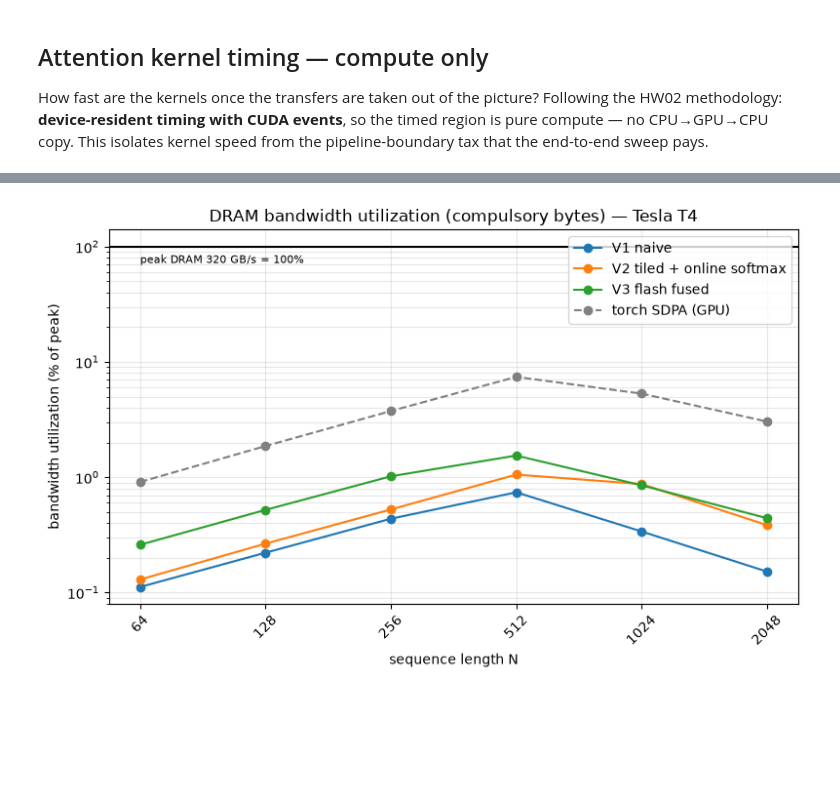
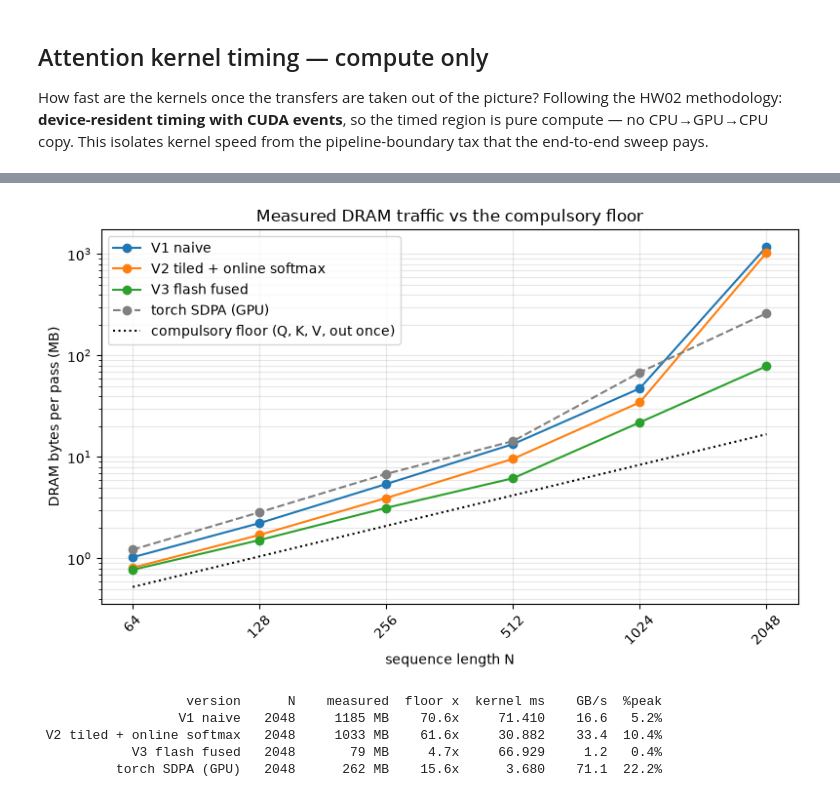
Before and after one commit to LtnLinh/Transformer-Attention-Mechanism, a Jupyter notebook: demo.ipynb, the cells around one changed output, grey strips where cells are left out. Saved outputs shown, nothing was run; the diff lists cells and outputs as text; code cells hidden in the pictures; blank space fills up the shorter version.

```diff
--- a/demo.ipynb
+++ b/demo.ipynb
@@ -460,26 +426,59 @@ needs Nsight Compute counters; see the note in `bench.attention_bytes`.)
 # %%
-# Chart 4 -- DRAM bandwidth utilization: compulsory bytes / time, % of peak
+# Chart 3 -- measured DRAM traffic per attention pass (ncu dram__bytes.sum)
+# vs the compulsory floor; derived bandwidth/utilization in the table below.
 if cuda.is_available():
-    fig, ax = plt.subplots(figsize=(8, 5))
-    for name, rows in pts.items():
-        util = [100.0 * r["gbs"] / specs["bw_gbs"] for r in rows]
-        ax.plot([r["n"] for r in rows], util, marker="o",
-                color=COLORS[name], linestyle="--" if "SDPA" in name else "-",
-                label=name)
-    ax.axhline(100.0, color="k", lw=1.5)
-    ax.text(SEQ_LENS[0], 72,
-            f"peak DRAM {specs['bw_gbs']:.0f} GB/s = 100%", fontsize=8)
-    ax.set_xscale("log", base=2)
-    ax.set_yscale("log")
-    ax.set_xticks(SEQ_LENS, SEQ_LENS, rotation=45)
-    ax.set_xlabel("sequence length N")
-    ax.set_ylabel("bandwidth utilization (% of peak)")
-    ax.set_title(f"DRAM bandwidth utilization (compulsory bytes) — {specs['name']}")
-    ax.grid(True, which="both", alpha=0.3)
-    ax.legend()
-    plt.tight_layout()
-    plt.show()
+    import json, os, subprocess, sys
+    from pathlib import Path
+
+    prof_path = Path("dram_profile.json")
+    if not prof_path.exists():  # counters are root-gated: one-off sudo step
+        cmd = ([] if os.geteuid() == 0 else ["sudo", "-n"]) + \
+              [sys.executable, "src/dram_profile.py", "collect"]
+        try:
+            subprocess.run(cmd, check=True)
+        except (subprocess.CalledProcessError, FileNotFoundError, PermissionError):
+            print("no dram_profile.json and no counter access here -- run:")
+            print("  sudo .venv/bin/python src/dram_profile.py collect")
+
+    if prof_path.exists():
+        prof = json.loads(prof_path.read_text())
+        pnames = {"v1": "V1 naive", "v2": "V2 tiled + online softmax",
+                  "v3": "V3 flash fused", "sdpa": "torch SDPA (GPU)"}
+        fig, ax = plt.subplots(figsize=(8, 5))
+        for key, rows in prof.items():
+            name = pnames[key]
+            ax.plot([r["n"] for r in rows], [r["dram_bytes"] / 1e6 for r in rows],
+                    marker="o", color=COLORS[name],
+                    linestyle="--" if "SDPA" in name else "-", label=name)
+        ax.plot(SEQ_LENS, [bench.attention_bytes(cpu_model, n) / 1e6 for n in SEQ_LENS],
+                "k:", label="compulsory floor (Q, K, V, out once)")
+        ax.set_xscale("log", base=2)
+        ax.set_yscale("log")
+        ax.set_xticks(SEQ_LENS, SEQ_LENS, rotation=45)
+        ax.set_xlabel("sequence length N")
+        ax.set_ylabel("DRAM bytes per pass (MB)")
+        ax.set_title("Measured DRAM traffic vs the compulsory floor")
+        ax.grid(True, which="both", alpha=0.3)
+        ax.legend()
+        plt.tight_layout()
+        plt.show()
+
+        bw = bench.gpu_specs()["bw_gbs"]
+        print(f"{'version':>26} {'N':>6} {'measured':>11} {'floor x':>8} "
+              f"{'kernel ms':>10} {'GB/s':>7} {'%peak':>6}")
+        for key, rows in prof.items():
+            r = rows[-1]  # largest N
+            gbs = r["dram_bytes"] / (r["kernel_ms"] / 1e3) / 1e9
+            floor = bench.attention_bytes(cpu_model, r["n"])
+            print(f"{pnames[key]:>26} {r['n']:>6} {r['dram_bytes'] / 1e6:>8.0f} MB "
+                  f"{r['dram_bytes'] / floor:>7.1f}x {r['kernel_ms']:>10.3f} "
+                  f"{gbs:>7.1f} {gbs / bw * 100:>5.1f}%")
 else:
-    print("No CUDA device -- skipping the bandwidth chart")
+    print("No CUDA device -- skipping the DRAM traffic chart")
 # %% [output]
-[figure, old version]
+[figure, new version]
+                   version      N    measured  floor x  kernel ms    GB/s  %peak
+                  V1 naive   2048     1185 MB    70.6x     71.410    16.6   5.2%
+ V2 tiled + online softmax   2048     1033 MB    61.6x     30.882    33.4  10.4%
+            V3 flash fused   2048       79 MB     4.7x     66.929     1.2   0.4%
+          torch SDPA (GPU)   2048      262 MB    15.6x      3.680    71.1  22.2%
```
Also changed, not shown: parts of 15 cells of this notebook, 3 other files.
